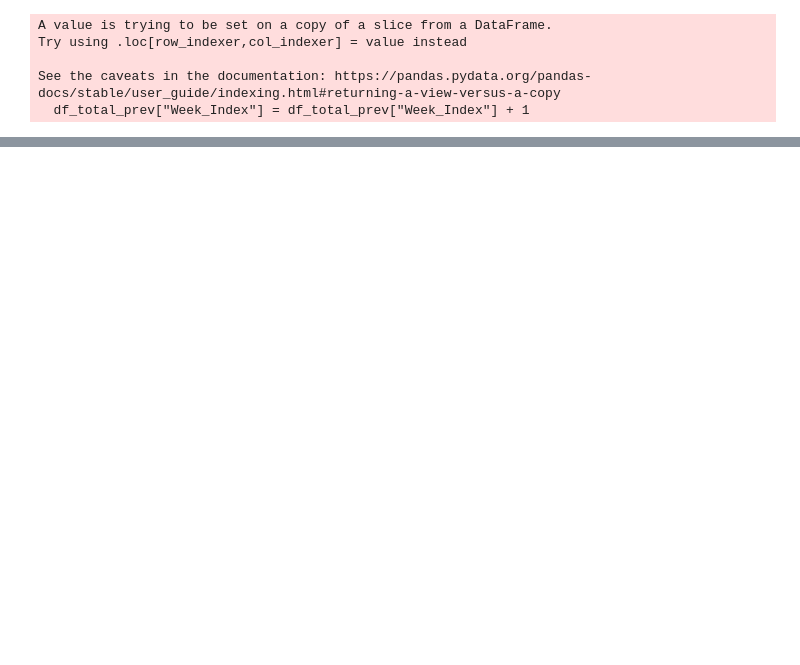
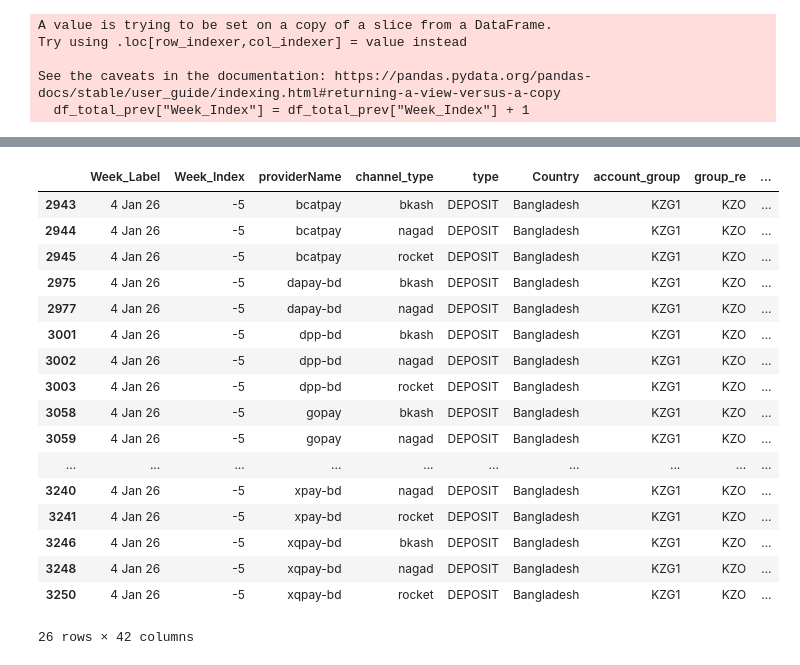
Before and after one commit to Cody0002/PGW-Health-Pipeline, a Jupyter notebook: transform_data.ipynb, the cells around one changed output, grey strips where cells are left out. Saved outputs shown, nothing was run; the diff lists cells and outputs as text; code cells hidden in the pictures; blank space fills up the shorter version.

```diff
--- a/transform_data.ipynb
+++ b/transform_data.ipynb
@@ -881,0 +908,23 @@ Done!
+# %%
+df_grouped_concat[(df_grouped_concat["type"] == "DEPOSIT") &
+                  (df_grouped_concat["Country"] == "Bangladesh") &
+                  (df_grouped_concat["Week_Label"] == "4 Jan 26")]
+# %% [output]
+|  | Week_Label | Week_Index | providerName | channel_type | type | Country | account_group | group_re | ... |
+| 2943 | 4 Jan 26 | -5 | bcatpay | bkash | DEPOSIT | Bangladesh | KZG1 | KZO | ... |
+| 2944 | 4 Jan 26 | -5 | bcatpay | nagad | DEPOSIT | Bangladesh | KZG1 | KZO | ... |
+| 2945 | 4 Jan 26 | -5 | bcatpay | rocket | DEPOSIT | Bangladesh | KZG1 | KZO | ... |
+| 2975 | 4 Jan 26 | -5 | dapay-bd | bkash | DEPOSIT | Bangladesh | KZG1 | KZO | ... |
+| 2977 | 4 Jan 26 | -5 | dapay-bd | nagad | DEPOSIT | Bangladesh | KZG1 | KZO | ... |
+| 3001 | 4 Jan 26 | -5 | dpp-bd | bkash | DEPOSIT | Bangladesh | KZG1 | KZO | ... |
+| 3002 | 4 Jan 26 | -5 | dpp-bd | nagad | DEPOSIT | Bangladesh | KZG1 | KZO | ... |
+| 3003 | 4 Jan 26 | -5 | dpp-bd | rocket | DEPOSIT | Bangladesh | KZG1 | KZO | ... |
+| 3058 | 4 Jan 26 | -5 | gopay | bkash | DEPOSIT | Bangladesh | KZG1 | KZO | ... |
+| 3059 | 4 Jan 26 | -5 | gopay | nagad | DEPOSIT | Bangladesh | KZG1 | KZO | ... |
+| ... | ... | ... | ... | ... | ... | ... | ... | ... | ... |
+| 3240 | 4 Jan 26 | -5 | xpay-bd | nagad | DEPOSIT | Bangladesh | KZG1 | KZO | ... |
+| 3241 | 4 Jan 26 | -5 | xpay-bd | rocket | DEPOSIT | Bangladesh | KZG1 | KZO | ... |
+| 3246 | 4 Jan 26 | -5 | xqpay-bd | bkash | DEPOSIT | Bangladesh | KZG1 | KZO | ... |
+| 3248 | 4 Jan 26 | -5 | xqpay-bd | nagad | DEPOSIT | Bangladesh | KZG1 | KZO | ... |
+| 3250 | 4 Jan 26 | -5 | xqpay-bd | rocket | DEPOSIT | Bangladesh | KZG1 | KZO | ... |
+26 rows × 42 columns
```
Also changed, not shown: parts of 23 cells of this notebook, 2 other files.
